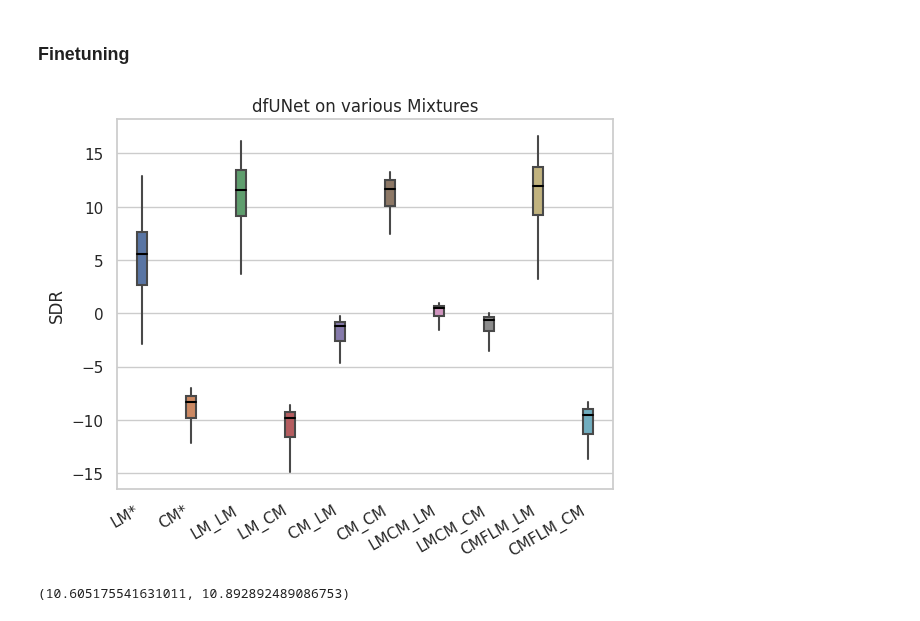
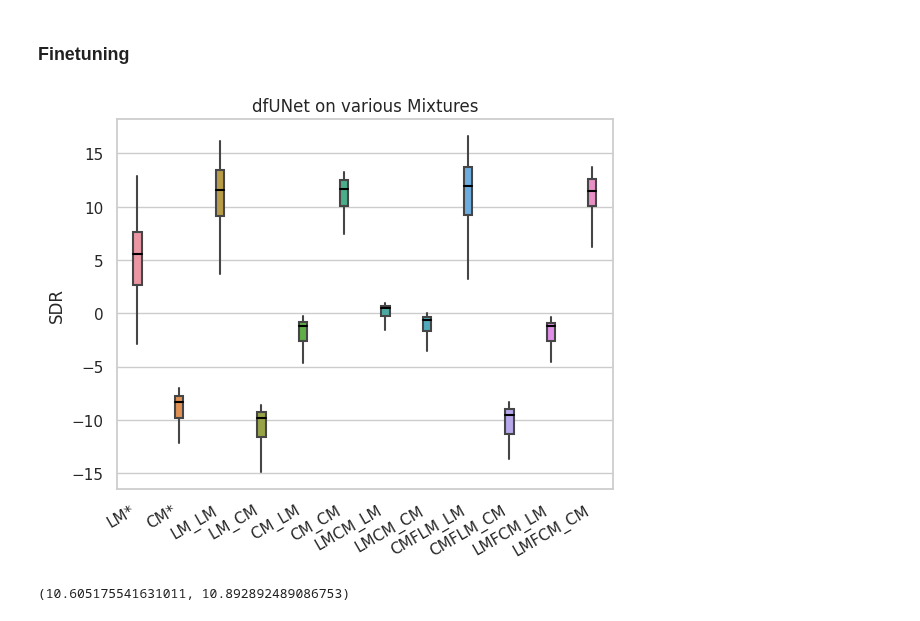
Before and after one commit to its-rajesh/Audio-Bleeding-Removal, a Jupyter notebook: RBox.ipynb, the cells around one changed output. Saved outputs shown, nothing was run; the diff lists cells and outputs as text; code cells hidden in the pictures.

```diff
--- a/RBox.ipynb
+++ b/RBox.ipynb
@@ -56,6 +56,12 @@ dfunet2_cmflm_lm = pd.read_csv(path4+'CM_FinetunedLM/dfUNetcmflm_sdr2_lm.csv')
 
 dfunet1_cmflm_cm = pd.read_csv(path4+'CM_FinetunedLM/dfUNetcmflm_sdr1_cm.csv')
 dfunet2_cmflm_cm = pd.read_csv(path4+'CM_FinetunedLM/dfUNetcmflm_sdr2_cm.csv')
+
+dfunet1_lmfcm_lm = pd.read_csv(path4+'LM_FinetunedCM/dfUNetlmfcm_sdr1_lm.csv')
+dfunet2_lmfcm_lm = pd.read_csv(path4+'LM_FinetunedCM/dfUNetlmfcm_sdr2_lm.csv')
+
+dfunet1_lmfcm_cm = pd.read_csv(path4+'LM_FinetunedCM/dfUNetlmfcm_sdr1_cm.csv')
+dfunet2_lmfcm_cm = pd.read_csv(path4+'LM_FinetunedCM/dfUNetlmfcm_sdr2_cm.csv')
 # %%
 # dfUNet_GE: dialated full U Net with Graph Attentions
 path5 = "/home/rajesh/Desktop/Clean/dfUNet_GE/"
@@ -246,24 +252,26 @@ finetuningsdr1 = [dfunet1_lm_lm['Overall sdr'][:100],
        dfunet1_lmcm_lm['Pred Overall sdr'][:100],
        dfunet1_lmcm_cm['Pred Overall sdr'][:100],
                  dfunet1_cmflm_lm['Pred Overall sdr'][:100],
-                 dfunet1_cmflm_cm['Pred Overall sdr'][:100]]
+                 dfunet1_cmflm_cm['Pred Overall sdr'][:100],
+                 dfunet1_lmfcm_lm['Pred Overall sdr'][:100],
+                 dfunet1_lmfcm_cm['Pred Overall sdr'][:100]]
 # %%
 my_clr = {0: "g", 1: "r", 2: "y", 3:"m", 4:"b", 5:"c", 6:"orange", 7:"grey", 8:'white', 9:'black'}
 sns.set(style="whitegrid")
 
 ax = sns.boxplot(
     data=finetuningsdr1,
     notch=False, showcaps=False,  showfliers = False,
     flierprops={"marker": "x"},
     medianprops={"color": "black"}, width=0.2
 )
 ax.set(xlabel='', ylabel='SDR', title='dfUNet on various Mixtures')
-ax.set_xticklabels([ 'LM*','CM*', 'LM_LM', ' LM_CM', ' CM_LM', 'CM_CM', 'LMCM_LM', 'LMCM_CM', 'CMFLM_LM', 'CMFLM_CM'])
+ax.set_xticklabels([ 'LM*','CM*', 'LM_LM', ' LM_CM', ' CM_LM', 'CM_CM', 'LMCM_LM', 'LMCM_CM', 'CMFLM_LM', 'CMFLM_CM', 'LMFCM_LM', 'LMFCM_CM'])
 plt.xticks(rotation=30, ha='right')
 ax.plot()
 plt.show()
 # %% [output]
-[figure, old version]
+[figure, new version]
 # %%
 np.mean(dfunet1_lm_lm['Pred Overall sdr'][:100]), np.mean(dfunet1_cmflm_lm['Pred Overall sdr'][:100])
 # %% [output]
```
